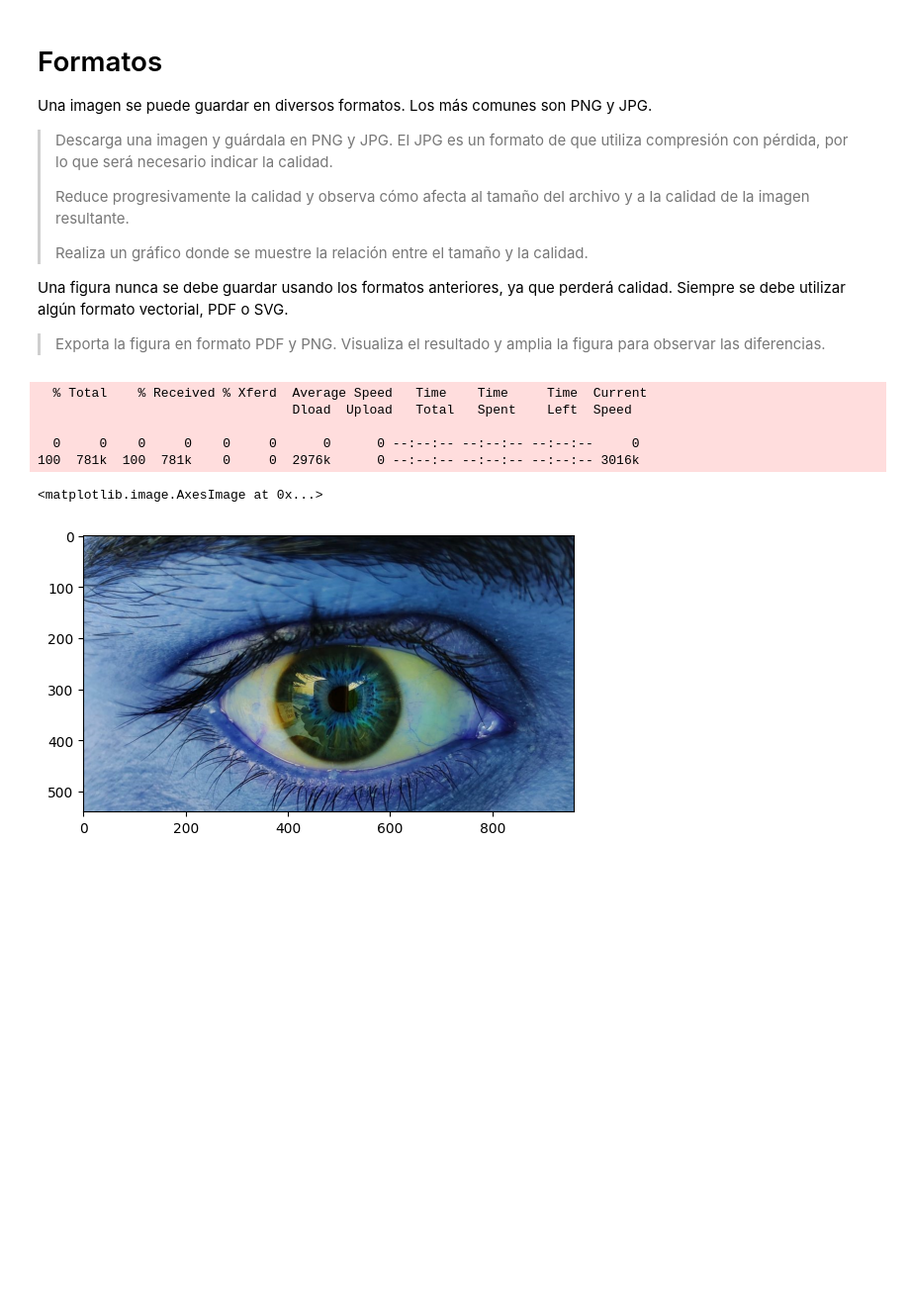
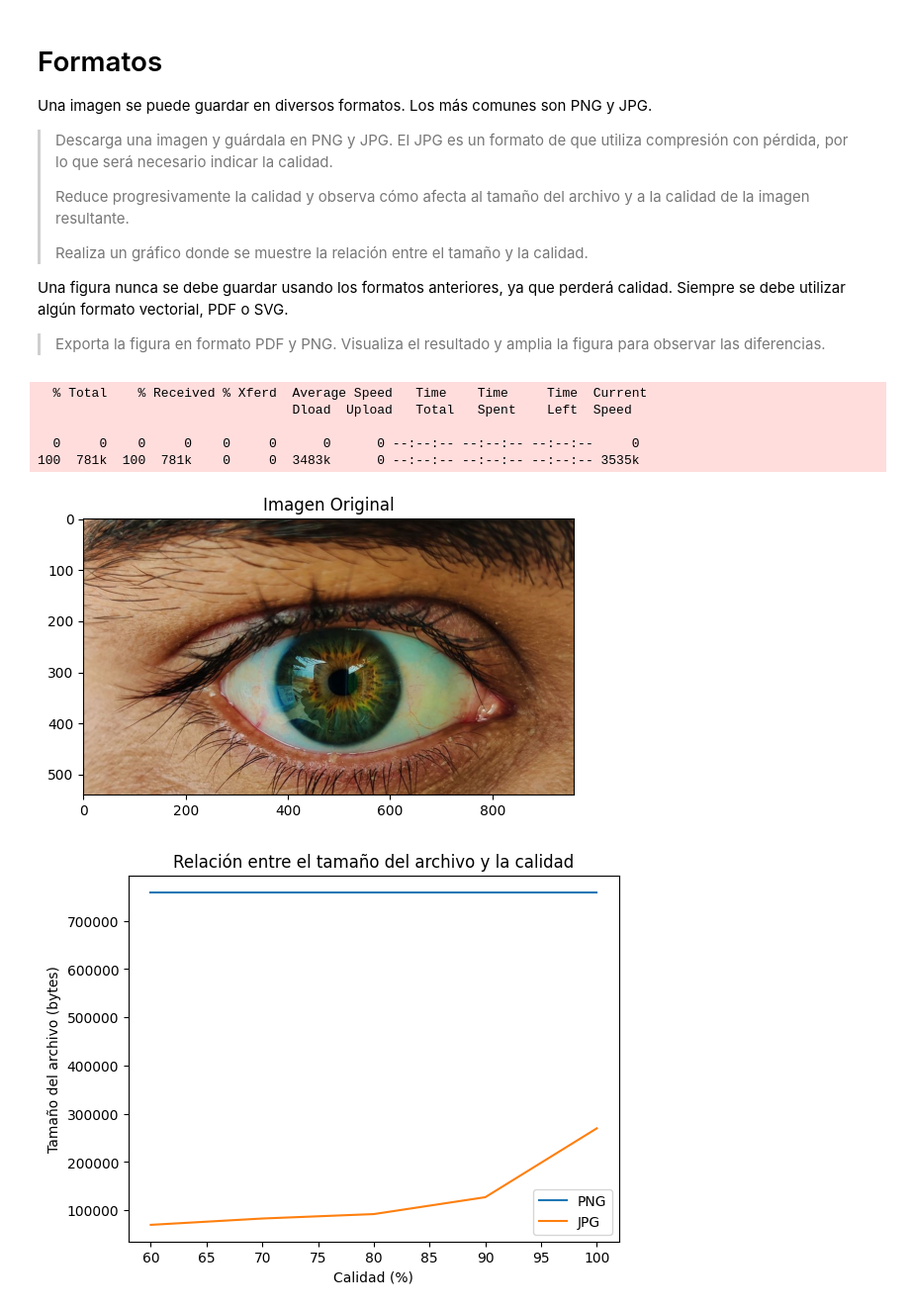
Before and after one commit to revekkadiana/Visi-n_Artificial, a Jupyter notebook: Prac02-Imagen.ipynb, the cells around one changed output. Shown at 99% size. Saved outputs shown, nothing was run; the diff lists cells and outputs as text; code cells hidden in the pictures; blank space fills up the shorter version.

```diff
--- a/Prac02-Imagen.ipynb
+++ b/Prac02-Imagen.ipynb
@@ -438,15 +438,49 @@ Una imagen se puede guardar en diversos formatos. Los más comunes son PNG y JPG
 Una figura nunca se debe guardar usando los formatos anteriores, ya que perderá calidad. Siempre se debe utilizar algún formato vectorial, PDF o SVG.
 
 > Exporta la figura en formato PDF y PNG. Visualiza el resultado y amplia la figura para observar las diferencias.
-# %%
-!curl www.atc.uniovi.es/grado/3va/prac/eye.png --output eye.jpg
-img = cv2.imread('eye.jpg')
-plt.imshow(img)
-# %% [output]
-  % Total    % Received % Xferd  Average Speed   Time    Time     Time  Current
-                                 Dload  Upload   Total   Spent    Left  Speed
-
-  0     0    0     0    0     0      0      0 --:--:-- --:--:-- --:--:--     0
-100  781k  100  781k    0     0  2976k      0 --:--:-- --:--:-- --:--:-- 3016k
-<matplotlib.image.AxesImage at 0x...>
-[figure, removed]
+# %%
+import matplotlib.pyplot as plt
+from PIL import Image
+import os
+
+# Descargar y mostrar la imagen
+!curl www.atc.uniovi.es/grado/3va/prac/eye.png --output eye.jpg
+img = Image.open('eye.jpg')
+plt.imshow(img)
+plt.title('Imagen Original')
+plt.show()
+
+# Guardar la imagen en PNG y JPG con diferentes niveles de compresión
+output_folder = 'output'
+os.makedirs(output_folder, exist_ok=True)
+
+quality_values = [100, 90, 80, 70, 60]  # Puedes ajustar según sea necesario
+
+for quality in quality_values:
+    # Guardar en formato PNG
+    png_path = os.path.join(output_folder, f'image_quality_{quality}.png')
+    img.save(png_path, format='PNG')
+
+    # Guardar en formato JPG con compresión y calidad específicas
+    jpg_path = os.path.join(output_folder, f'image_quality_{quality}.jpg')
+    img.save(jpg_path, format='JPEG', quality=quality)
+
+# Crear un gráfico que muestre la relación entre el tamaño del archivo y la calidad
+png_sizes = [os.path.getsize(f'{output_folder}/image_quality_{quality}.png') for quality in quality_values]
+jpg_sizes = [os.path.getsize(f'{output_folder}/image_quality_{quality}.jpg') for quality in quality_values]
+
+plt.plot(quality_values, png_sizes, label='PNG')
+plt.plot(quality_values, jpg_sizes, label='JPG')
+plt.xlabel('Calidad (%)')
+plt.ylabel('Tamaño del archivo (bytes)')
+plt.legend()
+plt.title('Relación entre el tamaño del archivo y la calidad')
+plt.show()
+# %% [output]
+  % Total    % Received % Xferd  Average Speed   Time    Time     Time  Current
+                                 Dload  Upload   Total   Spent    Left  Speed
+
+  0     0    0     0    0     0      0      0 --:--:-- --:--:-- --:--:--     0
+100  781k  100  781k    0     0  3483k      0 --:--:-- --:--:-- --:--:-- 3535k
+[figure, added]
+[figure, added]
```
Also changed, not shown: 10 other files.
